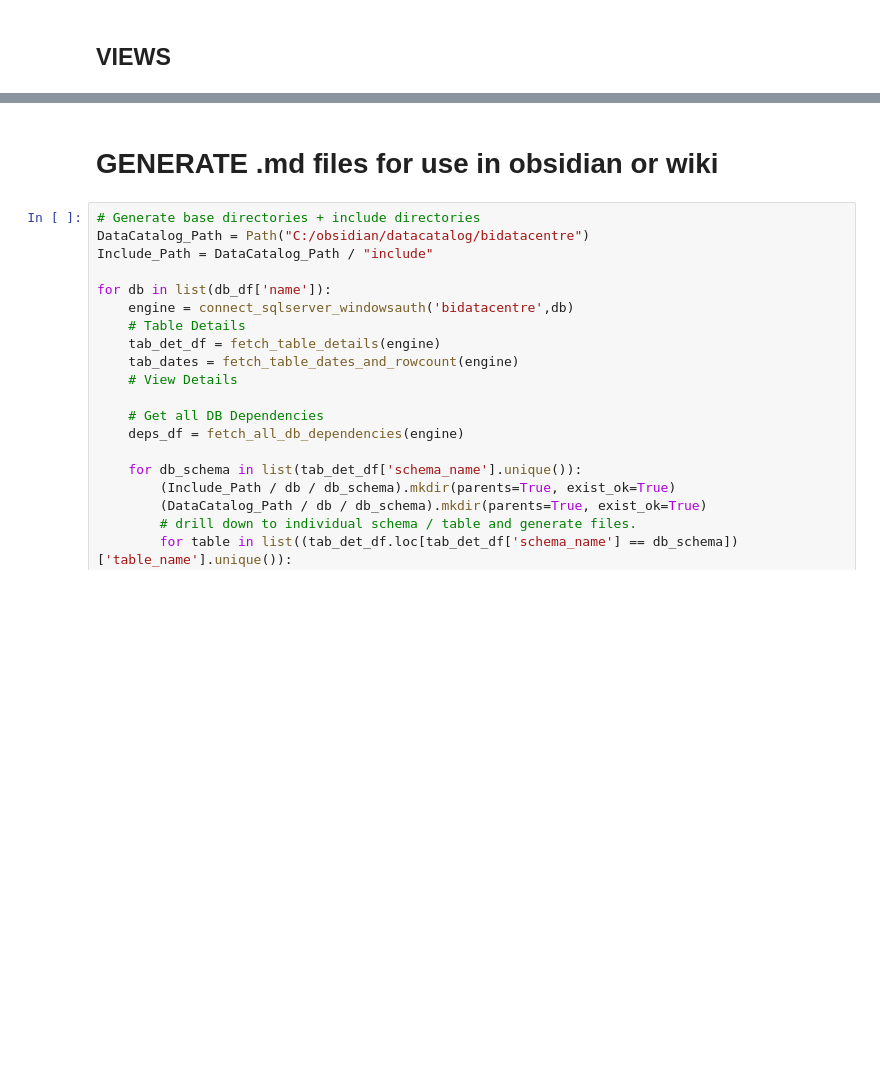
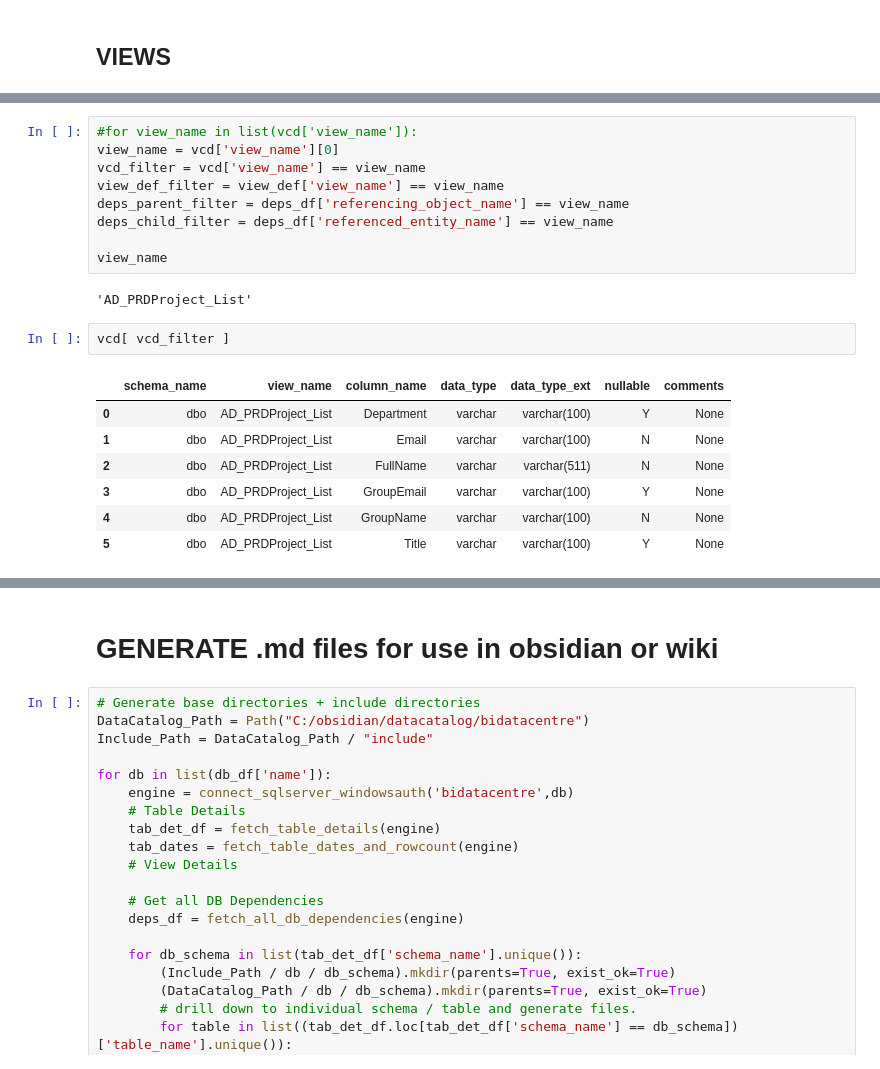
Before and after one commit to cbieberstein/sql_dep, a Jupyter notebook: notebook.ipynb, the cells around one changed output, grey strips where cells are left out. Drawn from its saved outputs; the diff is of its cells as text; blank space fills up the shorter version.

```diff
--- a/notebook.ipynb
+++ b/notebook.ipynb
@@ -68,0 +294,21 @@ view_def = fetch_view_definitions(engine)
+# %%
+#for view_name in list(vcd['view_name']):
+view_name = vcd['view_name'][0]
+vcd_filter = vcd['view_name'] == view_name
+view_def_filter = view_def['view_name'] == view_name
+deps_parent_filter = deps_df['referencing_object_name'] == view_name
+deps_child_filter = deps_df['referenced_entity_name'] == view_name
+
+view_name
+# %% [output]
+'AD_PRDProject_List'
+# %%
+vcd[ vcd_filter ]
+# %% [output]
+|  | schema_name | view_name | column_name | data_type | data_type_ext | nullable | comments |
+| 0 | dbo | AD_PRDProject_List | Department | varchar | varchar(100) | Y | None |
+| 1 | dbo | AD_PRDProject_List | Email | varchar | varchar(100) | N | None |
+| 2 | dbo | AD_PRDProject_List | FullName | varchar | varchar(511) | N | None |
+| 3 | dbo | AD_PRDProject_List | GroupEmail | varchar | varchar(100) | Y | None |
+| 4 | dbo | AD_PRDProject_List | GroupName | varchar | varchar(100) | N | None |
+| 5 | dbo | AD_PRDProject_List | Title | varchar | varchar(100) | Y | None |
```
Also changed, not shown: parts of 42 cells of this notebook, 1 other file.
